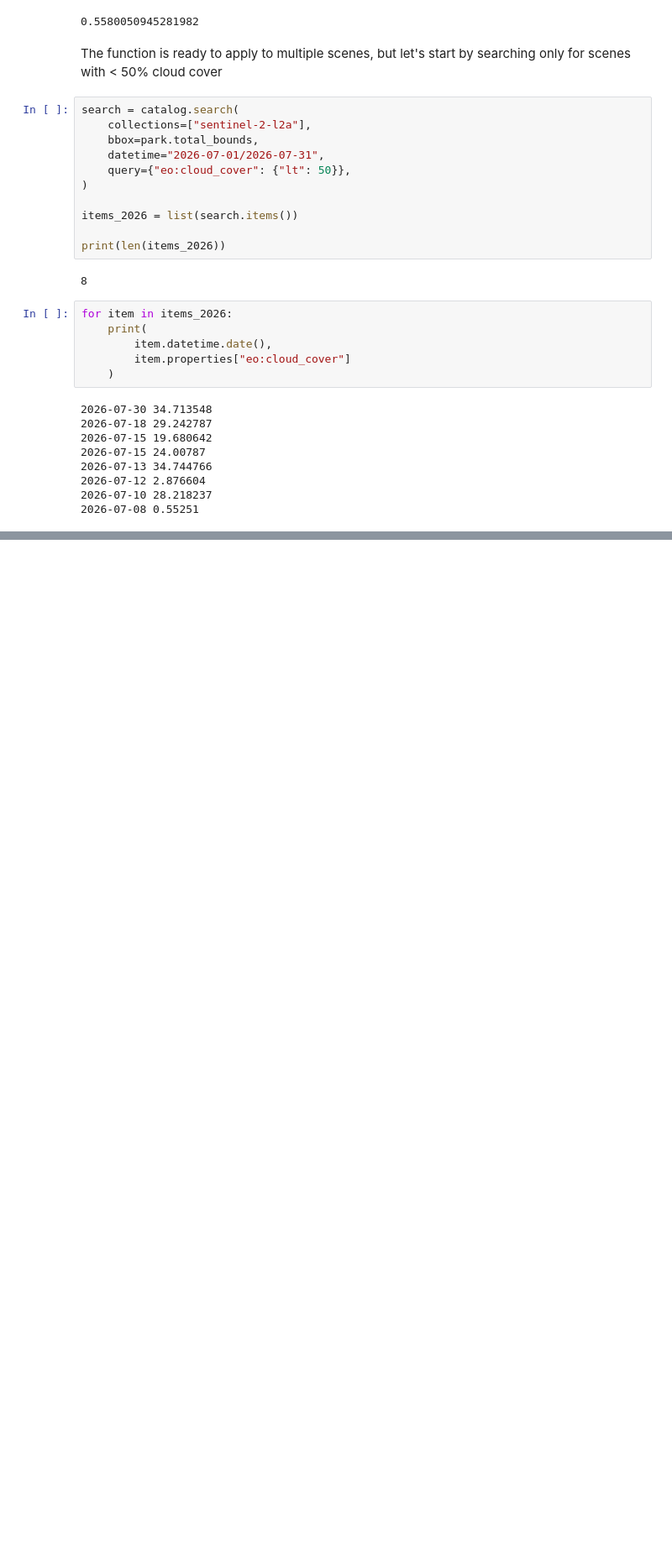
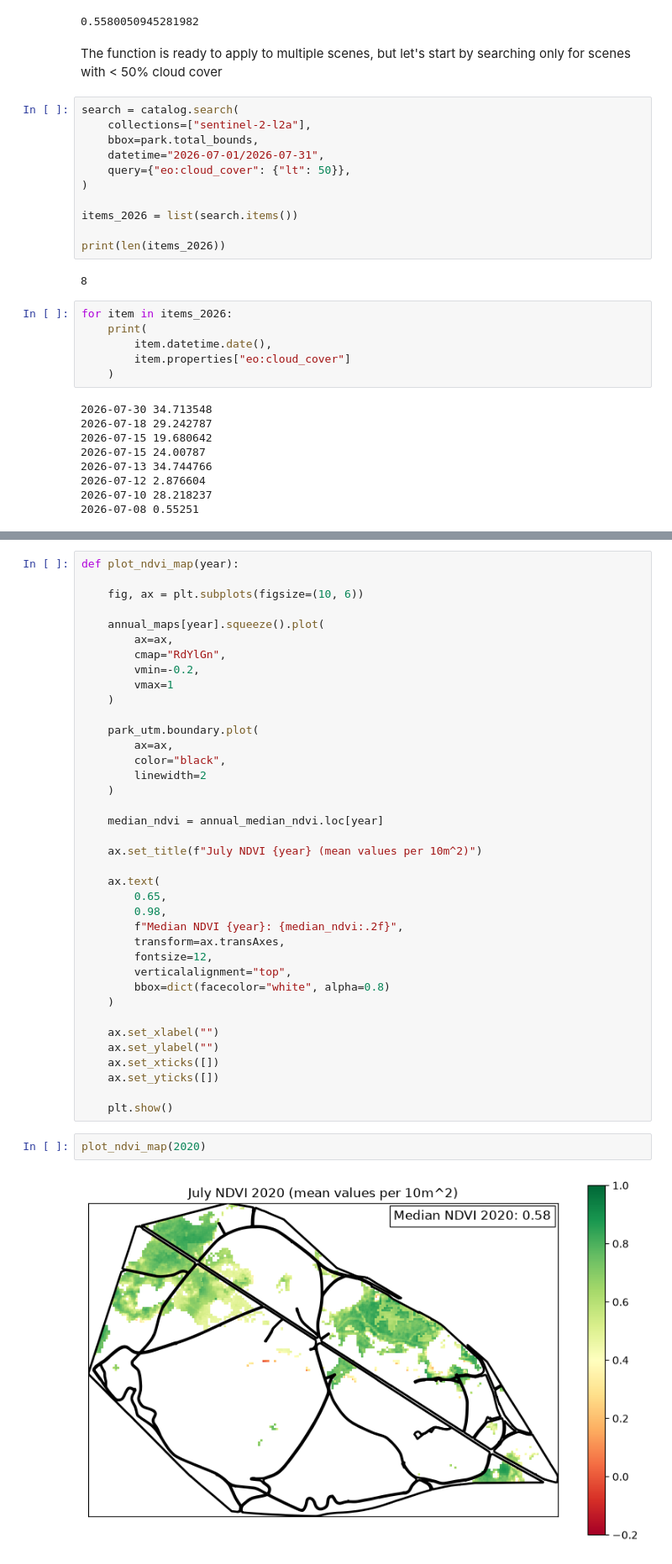
Before and after one commit to delmurphy/Phoenix-Park-NDVI, a Jupyter notebook: notebooks/2.function_creation.ipynb, the cells around one changed output, grey strips where cells are left out. Shown at 84% size. Drawn from its saved outputs; the diff is of its cells as text; blank space fills up the shorter version.

```diff
--- a/notebooks/2.function_creation.ipynb
+++ b/notebooks/2.function_creation.ipynb
@@ -175,0 +1092,42 @@ for item in items_2026:
+# %%
+def plot_ndvi_map(year):
+
+    fig, ax = plt.subplots(figsize=(10, 6))
+
+    annual_maps[year].squeeze().plot(
+        ax=ax,
+        cmap="RdYlGn",
+        vmin=-0.2,
+        vmax=1
+    )
+
+    park_utm.boundary.plot(
+        ax=ax,
+        color="black",
+        linewidth=2
+    )
+
+    median_ndvi = annual_median_ndvi.loc[year]
+
+    ax.set_title(f"July NDVI {year} (mean values per 10m^2)")
+
+    ax.text(
+        0.65,
+        0.98,
+        f"Median NDVI {year}: {median_ndvi:.2f}",
+        transform=ax.transAxes,
+        fontsize=12,
+        verticalalignment="top",
+        bbox=dict(facecolor="white", alpha=0.8)
+    )
+
+    ax.set_xlabel("")
+    ax.set_ylabel("")
+    ax.set_xticks([])
+    ax.set_yticks([])
+
+    plt.show()
+# %%
+plot_ndvi_map(2020)
+# %% [output]
+[figure, added]
```
Also changed, not shown: parts of 93 cells of this notebook.
